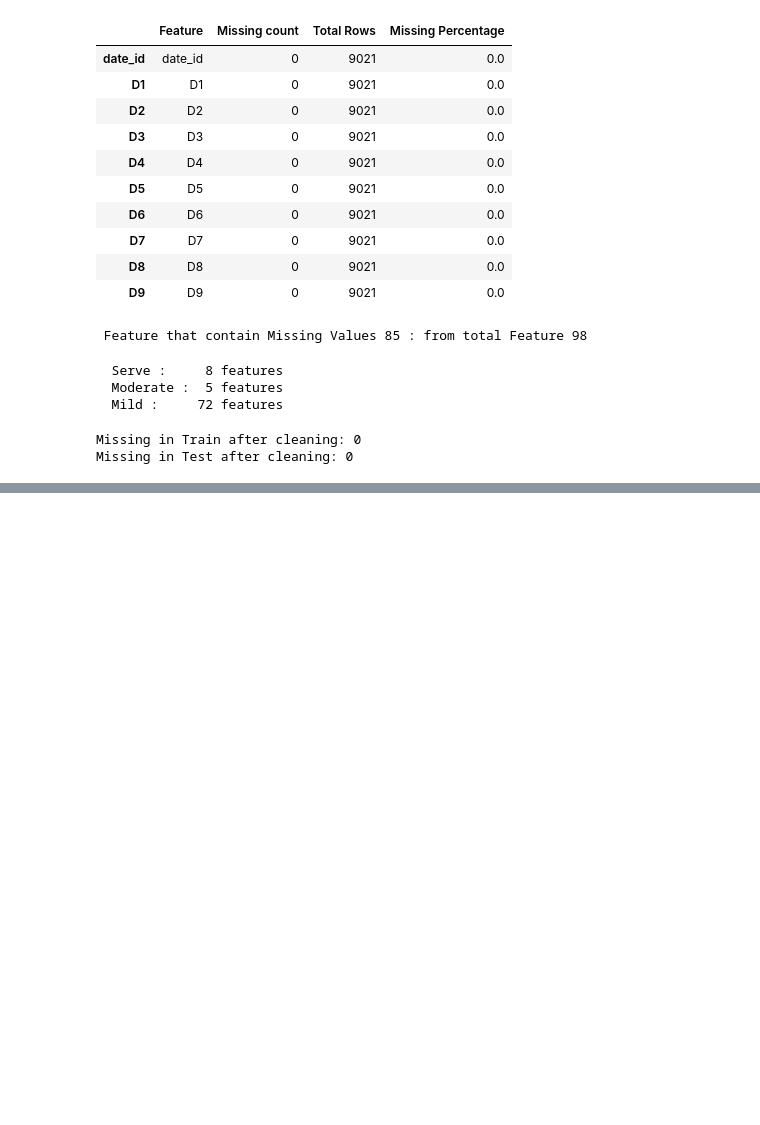
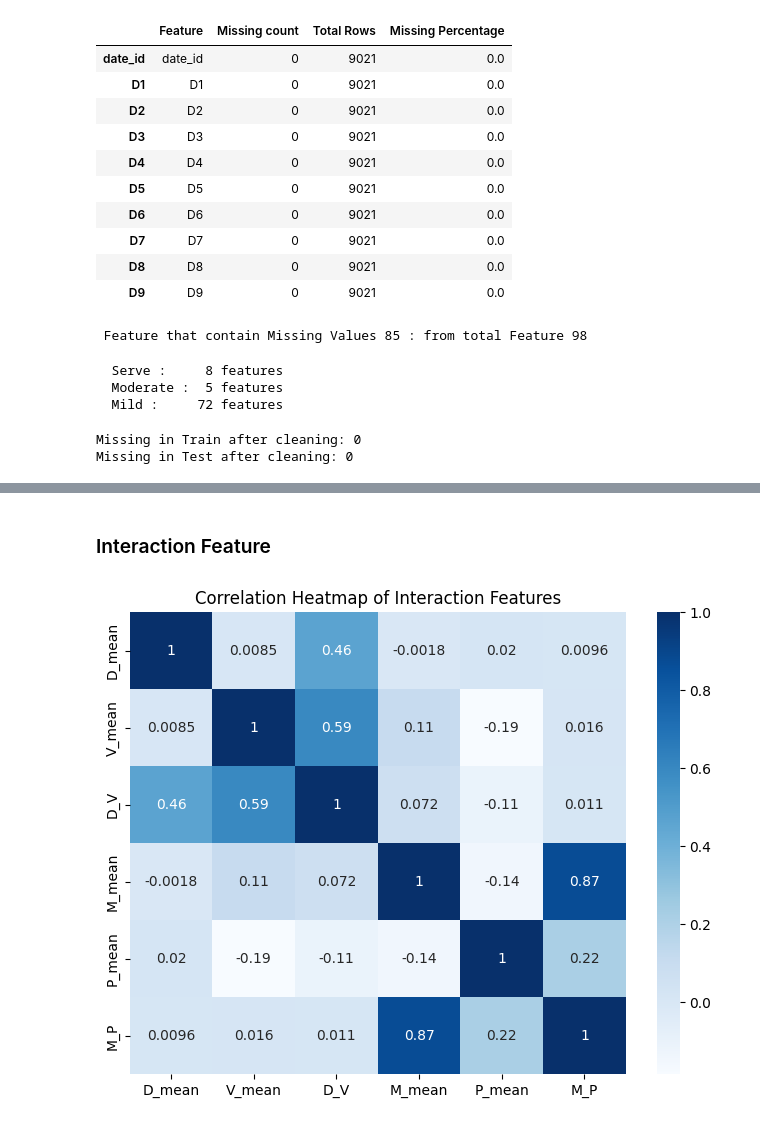
Before and after one commit to rowida2/Hull-Tactical-competition, a Jupyter notebook: hull-tactical-baseline.ipynb, the cells around one changed output, grey strips where cells are left out. Drawn from its saved outputs; the diff is of its cells as text; code cells hidden in the pictures; blank space fills up the shorter version.

```diff
--- a/hull-tactical-baseline.ipynb
+++ b/hull-tactical-baseline.ipynb
@@ -215,0 +260,25 @@ Missing in Test after cleaning: 0
+# %% [markdown]
+### Interaction Feature
+# %%
+# build non-linear relationship between features
+def group_mean(df, prefix):
+    cols = [c for c in df.columns if c.startswith(prefix)]
+    return df[cols].mean(axis=1)
+
+train['D_mean'] = group_mean(train, 'D')
+train['E_mean'] = group_mean(train, 'E')
+train['I_mean'] = group_mean(train, 'I')
+train['M_mean'] = group_mean(train, 'M')
+train['P_mean'] = group_mean(train, 'P')
+train['S_mean'] = group_mean(train, 'S')
+train['V_mean'] = group_mean(train, 'V')
+
+#  Interaction feature
+train['D_V'] = train['D_mean'] * train['V_mean']
+train['M_P'] = train['M_mean'] * train['P_mean']
+train['S_V'] = train['S_mean'] * train['V_mean']
+train['D_M'] = train['D_mean'] * train['M_mean']
+train['P_S'] = train['P_mean'] * train['S_mean']
+train['V_M'] = train['V_mean'] * train['M_mean']
+
+train.fillna(0, inplace=True)
@@ -215,0 +302,12 @@ Missing in Test after cleaning: 0
+# %%
+import seaborn as sns
+import matplotlib.pyplot as plt
+
+interaction_cols = ['D_mean', 'V_mean', 'D_V', 'M_mean', 'P_mean', 'M_P']
+
+plt.figure(figsize=(8,6))
+sns.heatmap(train[interaction_cols].corr(), annot=True, cmap='Blues')
+plt.title("Correlation Heatmap of Interaction Features")
+plt.show()
+# %% [output]
+[figure, added]
```
Also changed, not shown: parts of 17 cells of this notebook.
